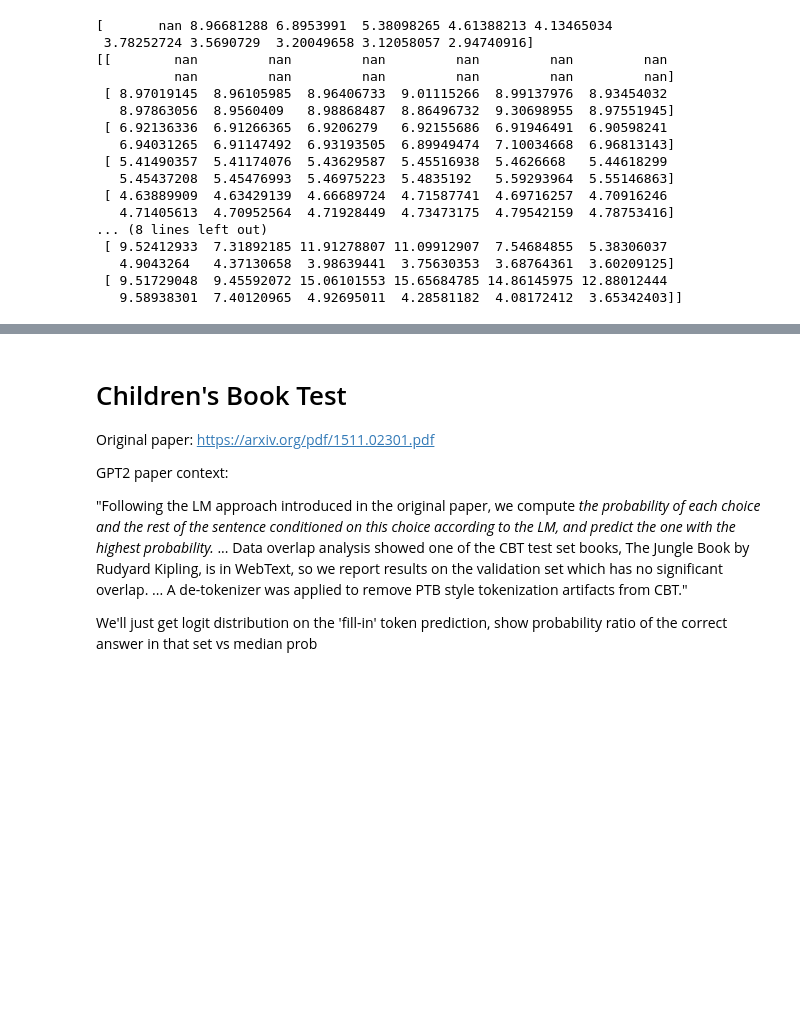
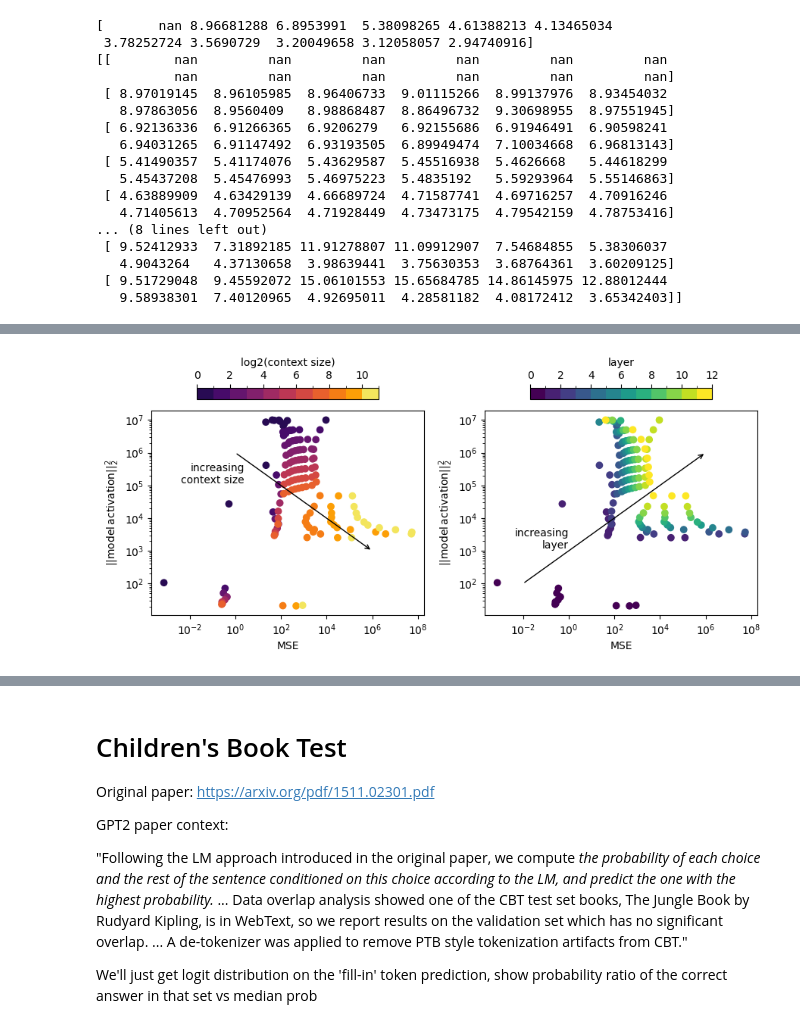
Before and after one commit to evanhanders/sae_validation_blogpost, a Jupyter notebook: gpt2_small_autoencoder_benchmarks.ipynb, the cells around one changed output, grey strips where cells are left out. Saved outputs shown, nothing was run; the diff lists cells and outputs as text; code cells hidden in the pictures; blank space fills up the shorter version.

```diff
--- a/gpt2_small_autoencoder_benchmarks.ipynb
+++ b/gpt2_small_autoencoder_benchmarks.ipynb
@@ -532,0 +644,33 @@ df.to_csv("context_size_df.csv")
+# %%
+#Also checking what the L2 norm growth looks like as the context length gets longer and showing whether that explains MSE loss.
+fig = plt.figure(figsize=(8,3))
+ax1 = fig.add_axes([0, 0, 0.45, 0.9])
+ax2 = fig.add_axes([0.55, 0, 0.45, 0.9])
+cax1 = fig.add_axes([0.075, 0.95, 0.3, 0.05])
+cax2 = fig.add_axes([0.625, 0.95, 0.3, 0.05])
+good = df['layer'] >= 0
+
+plot = ax1.scatter(df['mses'][good], df['act_l2'][good], c=context_sm.to_rgba(np.log2(df['context_size'][good])))
+cb = plt.colorbar(context_sm, cax=cax1, orientation='horizontal', location='top')
+cb.set_label('log2(context size)')
+cb.set_ticks([i+0.5 for i in range(11)], labels=[i for i in range(11)])
+
+plot = ax2.scatter(df['mses'][good], df['act_l2'][good], c=layer_sm.to_rgba(df['layer']))#, cmap=layer_sm)
+cb = plt.colorbar(layer_sm, location='top', orientation='horizontal', cax=cax2)
+cb.set_label('layer')
+cb.set_ticks([i+0.5 for i in range(12)], labels=[i for i in range(12)])
+
+ax1.text(2.5, 1e5, 'increasing\ncontext size', ha='right', va='bottom')
+ax1.annotate("", xy=(1e6, 1e3), xytext=(1, 1e6), arrowprops=dict(arrowstyle="->"))
+
+ax2.text(1, 1e3, 'increasing\nlayer', ha='right', va='bottom')
+ax2.annotate("", xy=(1e6, 1e6), xytext=(1e-2, 1e2), arrowprops=dict(arrowstyle="->"))
+
+for ax in [ax1, ax2]:
+    ax.set_xlabel('MSE')
+    ax.set_ylabel(r'$||\rm{model}\,\rm{activation}||_2^2$')
+    ax.set_xscale('log')
+    ax.set_yscale('log')
+fig.savefig('model_activations_vs_mse.png', dpi=300, bbox_inches='tight')
+# %% [output]
+[figure, added]
```
Also changed, not shown: parts of 17 cells of this notebook, 10 other files.
